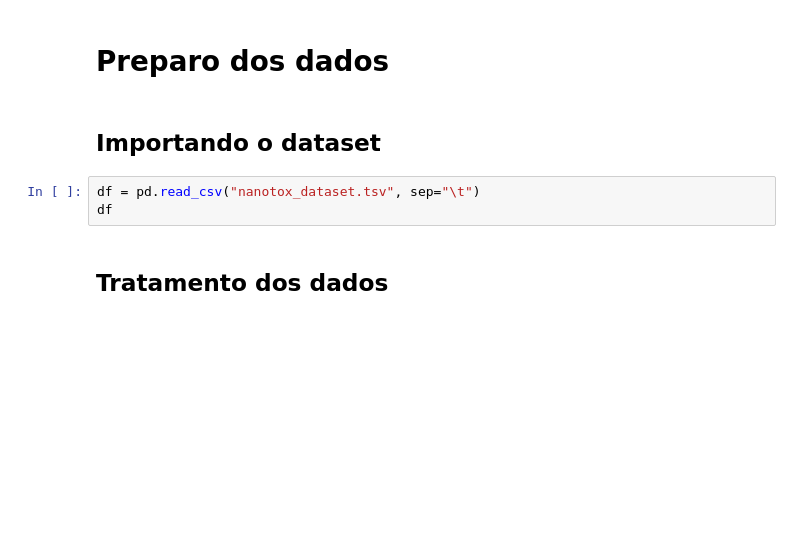
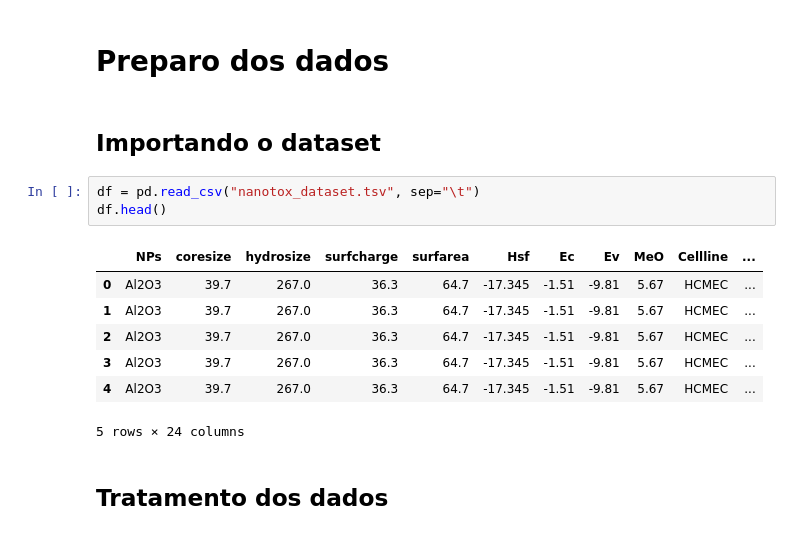
Before and after one commit to AnielNeto/Trabalho_Aprendizado_de_Maquina, a Jupyter notebook: Trabalho Aprendizado de Maquina.ipynb, the cells around one changed output. Cells and saved outputs as stored; diff of their text form; blank space fills up the shorter version.

```diff
--- a/Trabalho Aprendizado de Maquina.ipynb
+++ b/Trabalho Aprendizado de Maquina.ipynb
@@ -75,7 +90,15 @@ from sklearn.model_selection import StratifiedKFold
 ## Importando o dataset
 # %%
 df = pd.read_csv("nanotox_dataset.tsv", sep="\t")
-df
+df.head()
+# %% [output]
+|  | NPs | coresize | hydrosize | surfcharge | surfarea | Hsf | Ec | Ev | MeO | Cellline | ... |
+| 0 | Al2O3 | 39.7 | 267.0 | 36.3 | 64.7 | -17.345 | -1.51 | -9.81 | 5.67 | HCMEC | ... |
+| 1 | Al2O3 | 39.7 | 267.0 | 36.3 | 64.7 | -17.345 | -1.51 | -9.81 | 5.67 | HCMEC | ... |
+| 2 | Al2O3 | 39.7 | 267.0 | 36.3 | 64.7 | -17.345 | -1.51 | -9.81 | 5.67 | HCMEC | ... |
+| 3 | Al2O3 | 39.7 | 267.0 | 36.3 | 64.7 | -17.345 | -1.51 | -9.81 | 5.67 | HCMEC | ... |
+| 4 | Al2O3 | 39.7 | 267.0 | 36.3 | 64.7 | -17.345 | -1.51 | -9.81 | 5.67 | HCMEC | ... |
+5 rows × 24 columns
 # %% [markdown]
 ## Tratamento dos dados
 # %% [markdown]
```
Also changed, not shown: parts of 30 cells of this notebook, 4 other files.
